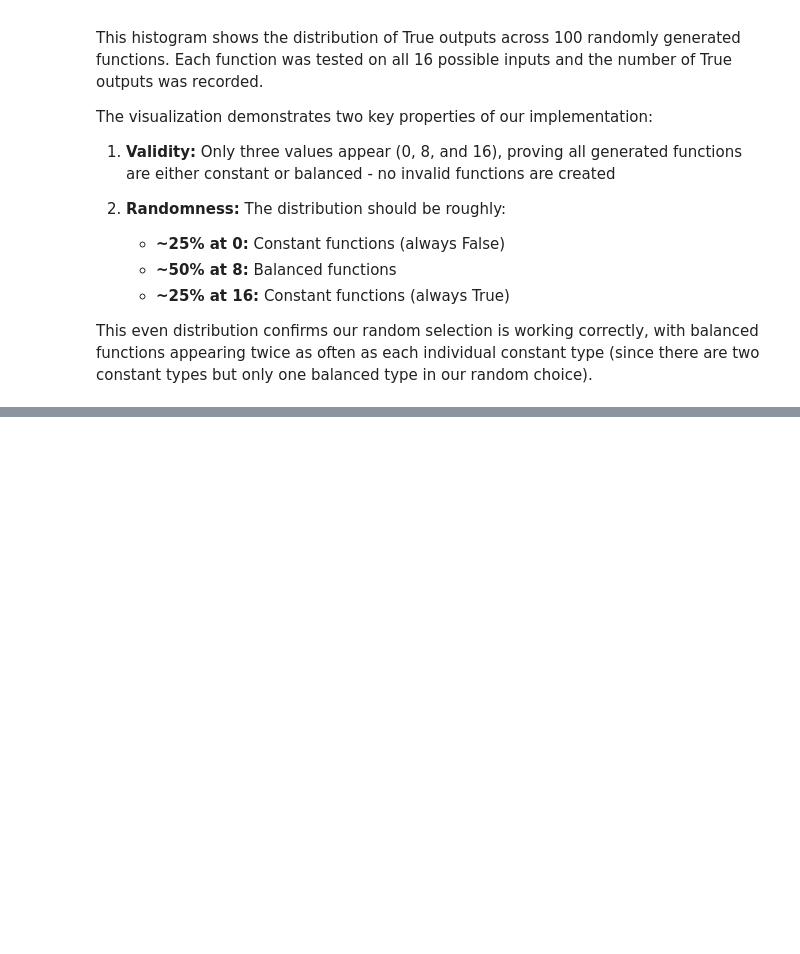
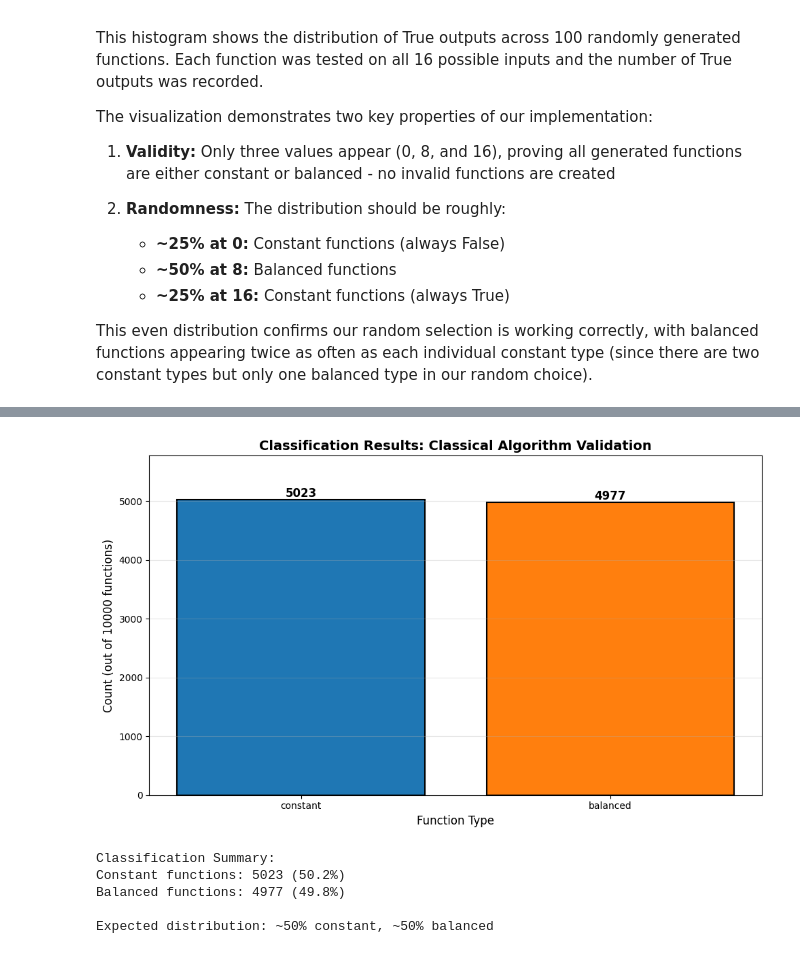
Before and after one commit to EricMurray-e-m-dev/emerging_tech, a Jupyter notebook: problems.ipynb, the cells around one changed output, grey strips where cells are left out. Drawn from its saved outputs; the diff is of its cells as text; code cells hidden in the pictures; blank space fills up the shorter version.

Commit message:
Fleshed out problem 2 more, added simple test cases for it and added visualations for 10 thousand func generations

```diff
--- a/problems.ipynb
+++ b/problems.ipynb
@@ -325,0 +340,18 @@ This exponential growth is what makes the quantum advantage so significant - the
+# %%
+# Test the classical algorithm on random functions
+print("Testing determine_constant_balanced:\n")
+
+num_tests = 10
+results = {"constant": 0, "balanced": 0}
+
+for i in range(num_tests):
+    # Generate random function
+    test_func = random_constant_balanced()
+
+    # Classify it
+    classification = determine_constant_balanced(test_func)
+    results[classification] += 1
+
+    print(f"Function {i+1}: {classification}")
+
+print(f"\nResults: {results['constant']} constant, {results['balanced']} balanced")
@@ -325,0 +381,54 @@ This exponential growth is what makes the quantum advantage so significant - the
+# %%
+# Generate and classify multiple functions to validate the algorithm
+num_functions = 10000
+classifications = {"constant": 0, "balanced": 0}
+
+for _ in range(num_functions):
+    # Generate random function
+    test_func = random_constant_balanced()
+
+    # Classify using our algorithm
+    result = determine_constant_balanced(test_func)
+    classifications[result] += 1
+
+# Create visualization
+fig, ax = plt.subplots(1, 1, figsize=(10, 6))
+
+# Bar chart of classifications
+categories = list(classifications.keys())
+counts = list(classifications.values())
+colors = ['#1f77b4', '#ff7f0e']
+
+bars = ax.bar(categories, counts, color=colors, edgecolor='black', linewidth=1.5)
+
+# Add value labels on bars
+for bar in bars:
+    height = bar.get_height()
+    ax.text(bar.get_x() + bar.get_width()/2., height,
+            f'{int(height)}',
+            ha='center', va='bottom', fontsize=12, fontweight='bold')
+
+ax.set_xlabel('Function Type', fontsize=12)
+ax.set_ylabel(f'Count (out of {num_functions} functions)', fontsize=12)
+ax.set_title('Classification Results: Classical Algorithm Validation', fontsize=14, fontweight='bold')
+ax.set_ylim(0, max(counts) * 1.15)  # Add space for labels
+ax.grid(True, alpha=0.3, axis='y')
+
+plt.tight_layout()
+plt.show()
+
+# Print summary statistics
+constant_percentage = (classifications['constant'] / num_functions) * 100
+balanced_percentage = (classifications['balanced'] / num_functions) * 100
+
+print(f"\nClassification Summary:")
+print(f"Constant functions: {classifications['constant']} ({constant_percentage:.1f}%)")
+print(f"Balanced functions: {classifications['balanced']} ({balanced_percentage:.1f}%)")
+print(f"\nExpected distribution: ~50% constant, ~50% balanced")
+# %% [output]
+[figure, added]
+Classification Summary:
+Constant functions: 5023 (50.2%)
+Balanced functions: 4977 (49.8%)
+
+Expected distribution: ~50% constant, ~50% balanced
```
Also changed, not shown: parts of 7 cells of this notebook.
